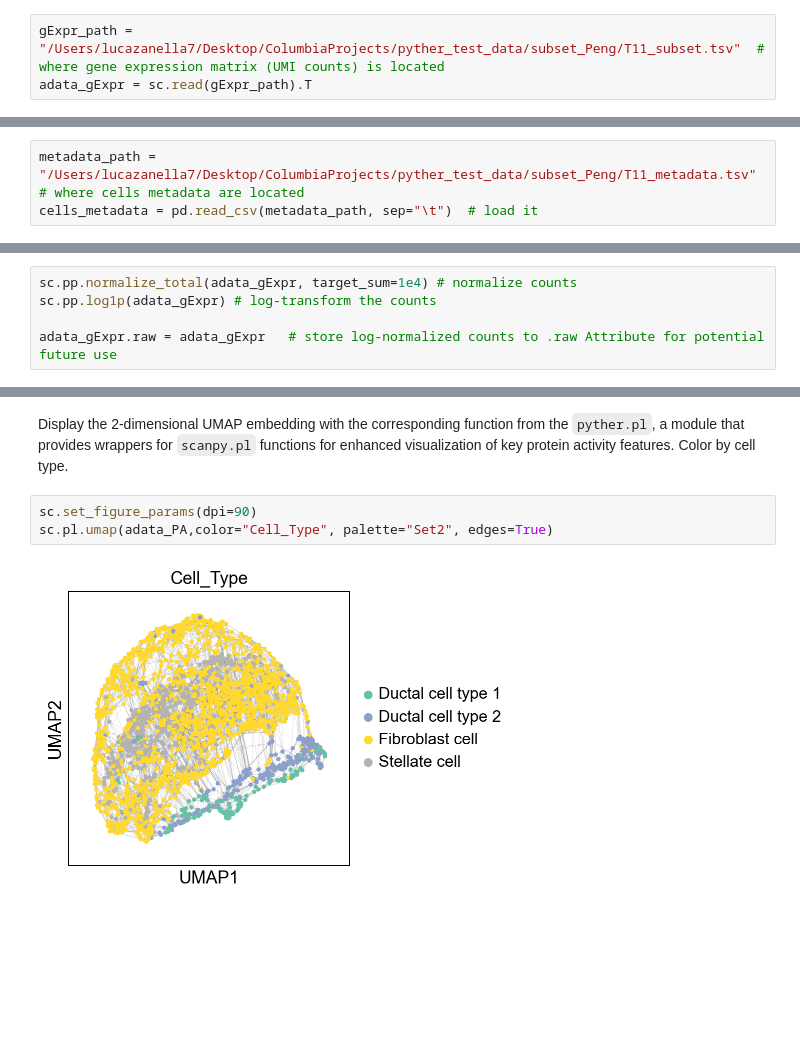
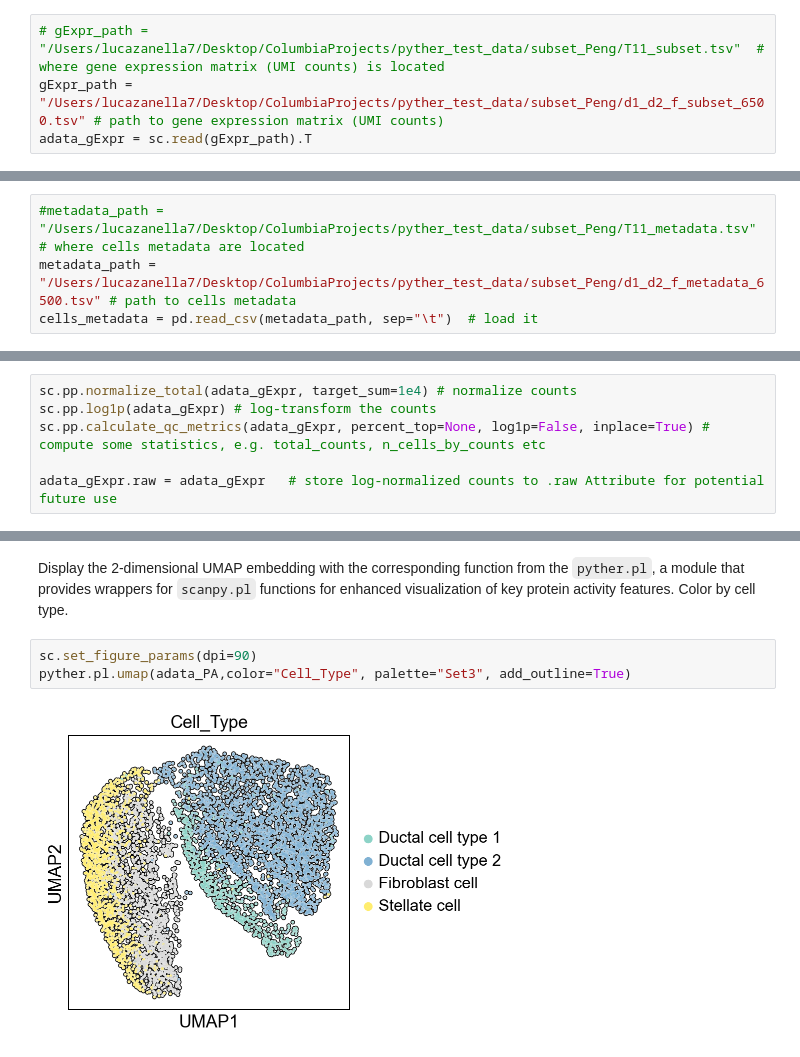
Before and after one commit to alevax/pyviper, a Jupyter notebook: Tutorials/Tutorial-2.ipynb, the cells around one changed output, grey strips where cells are left out. Cells and saved outputs as stored; diff of their text form; blank space fills up the shorter version.

```diff
--- a/Tutorials/Tutorial-2.ipynb
+++ b/Tutorials/Tutorial-2.ipynb
@@ -25,7 +25,8 @@ warnings.filterwarnings("ignore", message=".*The 'nopython' keyword.*") # for ji
 ### Step 1. Load a gene expression matrix and associated metadata
 Load the gene expression matrix (UMIs) and store it into an [AnnData](https://anndata.readthedocs.io/en/latest/) object to enable interoperability with [scanpy](https://scanpy-tutorials.readthedocs.io/en/latest/#). Cells used in this tutorial were sampled from scRNA-seq data published in [Peng et al., 2019](https://www.nature.com/articles/s41422-019-0195-y).
 # %%
-gExpr_path = "/Users/lucazanella7/Desktop/ColumbiaProjects/pyther_test_data/subset_Peng/T11_subset.tsv"  # where gene expression matrix (UMI counts) is located
+# gExpr_path = "/Users/lucazanella7/Desktop/ColumbiaProjects/pyther_test_data/subset_Peng/T11_subset.tsv"  # where gene expression matrix (UMI counts) is located
+gExpr_path = "/Users/lucazanella7/Desktop/ColumbiaProjects/pyther_test_data/subset_Peng/d1_d2_f_subset_6500.tsv" # path to gene expression matrix (UMI counts)
 adata_gExpr = sc.read(gExpr_path).T
 # %% [markdown]
 Display matrix dimensions (cells x genes)
@@ -36,7 +37,8 @@ AnnData object with n_obs × n_vars = 2491 × 24005
 # %% [markdown]
 Load cell-associated metadata
 # %%
-metadata_path = "/Users/lucazanella7/Desktop/ColumbiaProjects/pyther_test_data/subset_Peng/T11_metadata.tsv"  # where cells metadata are located
+#metadata_path = "/Users/lucazanella7/Desktop/ColumbiaProjects/pyther_test_data/subset_Peng/T11_metadata.tsv"  # where cells metadata are located
+metadata_path = "/Users/lucazanella7/Desktop/ColumbiaProjects/pyther_test_data/subset_Peng/d1_d2_f_metadata_6500.tsv" # path to cells metadata
 cells_metadata = pd.read_csv(metadata_path, sep="\t")  # load it
 # %% [markdown]
 Store the metadata in the `adata_gExpr` object as observation annotation.
@@ -86,6 +88,7 @@ Normalize the gene expression matrix by the total number of UMIs to 10,000 UMIs
 # %%
 sc.pp.normalize_total(adata_gExpr, target_sum=1e4) # normalize counts
 sc.pp.log1p(adata_gExpr) # log-transform the counts
+sc.pp.calculate_qc_metrics(adata_gExpr, percent_top=None, log1p=False, inplace=True) # compute some statistics, e.g. total_counts, n_cells_by_counts etc
 
 adata_gExpr.raw = adata_gExpr   # store log-normalized counts to .raw Attribute for potential future use
 # %% [markdown]
@@ -180,6 +188,6 @@ sc.tl.umap(adata_PA)
 Display the 2-dimensional UMAP embedding with the corresponding function from the `pyther.pl`, a module that provides wrappers for `scanpy.pl` functions for enhanced visualization of key protein activity features. Color by cell type.
 # %%
 sc.set_figure_params(dpi=90)
-sc.pl.umap(adata_PA,color="Cell_Type", palette="Set2", edges=True)
+pyther.pl.umap(adata_PA,color="Cell_Type", palette="Set3", add_outline=True)
 # %% [output]
-[figure, old version]
+[figure, new version]
```
Also changed, not shown: parts of 26 cells of this notebook.
